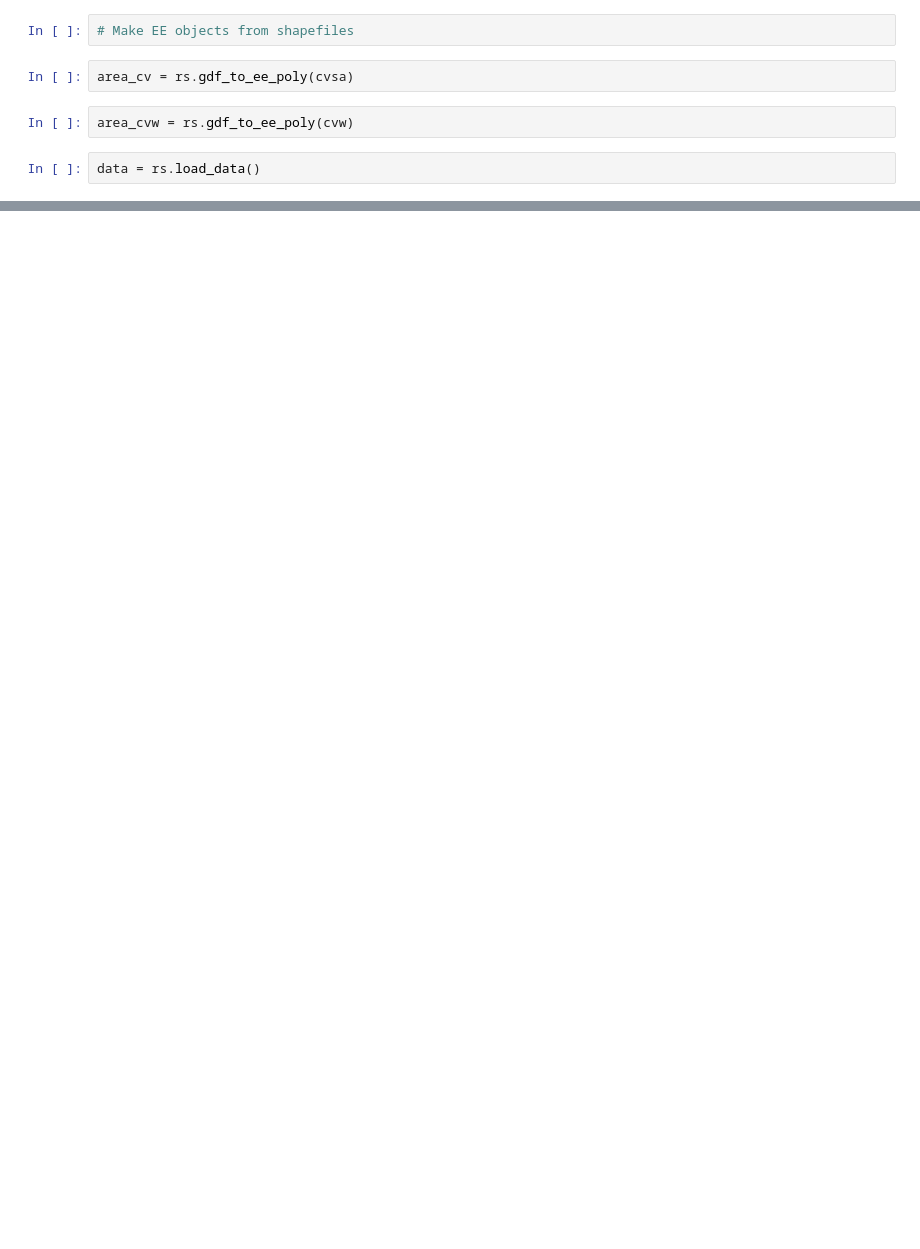
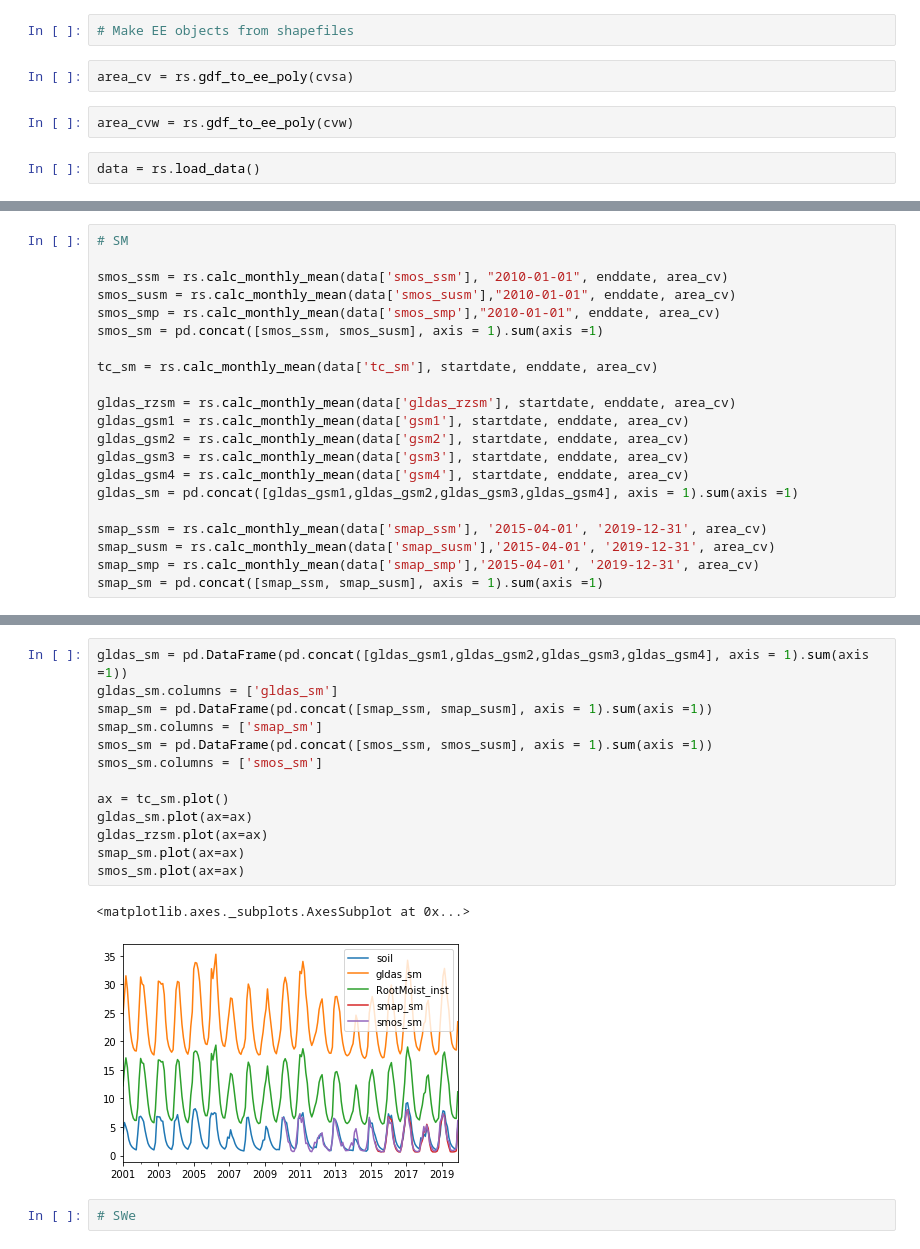
Before and after one commit to kashingtonDC/HyDRA, a Jupyter notebook: code/02_P_R_SM_SWE.ipynb, the cells around one changed output, grey strips where cells are left out. Drawn from its saved outputs; the diff is of its cells as text; blank space fills up the shorter version.

```diff
--- a/code/02_P_R_SM_SWE.ipynb
+++ b/code/02_P_R_SM_SWE.ipynb
@@ -1246,0 +143,21 @@ plt.show()
+# %%
+# SM
+
+smos_ssm = rs.calc_monthly_mean(data['smos_ssm'], "2010-01-01", enddate, area_cv)
+smos_susm = rs.calc_monthly_mean(data['smos_susm'],"2010-01-01", enddate, area_cv)
+smos_smp = rs.calc_monthly_mean(data['smos_smp'],"2010-01-01", enddate, area_cv)
+smos_sm = pd.concat([smos_ssm, smos_susm], axis = 1).sum(axis =1)
+
+tc_sm = rs.calc_monthly_mean(data['tc_sm'], startdate, enddate, area_cv)
+
+gldas_rzsm = rs.calc_monthly_mean(data['gldas_rzsm'], startdate, enddate, area_cv)
+gldas_gsm1 = rs.calc_monthly_mean(data['gsm1'], startdate, enddate, area_cv)
+gldas_gsm2 = rs.calc_monthly_mean(data['gsm2'], startdate, enddate, area_cv)
+gldas_gsm3 = rs.calc_monthly_mean(data['gsm3'], startdate, enddate, area_cv)
+gldas_gsm4 = rs.calc_monthly_mean(data['gsm4'], startdate, enddate, area_cv)
+gldas_sm = pd.concat([gldas_gsm1,gldas_gsm2,gldas_gsm3,gldas_gsm4], axis = 1).sum(axis =1)
+
+smap_ssm = rs.calc_monthly_mean(data['smap_ssm'], '2015-04-01', '2019-12-31', area_cv)
+smap_susm = rs.calc_monthly_mean(data['smap_susm'],'2015-04-01', '2019-12-31', area_cv)
+smap_smp = rs.calc_monthly_mean(data['smap_smp'],'2015-04-01', '2019-12-31', area_cv)
+smap_sm = pd.concat([smap_ssm, smap_susm], axis = 1).sum(axis =1)
@@ -1246,0 +182,18 @@ plt.show()
+# %%
+gldas_sm = pd.DataFrame(pd.concat([gldas_gsm1,gldas_gsm2,gldas_gsm3,gldas_gsm4], axis = 1).sum(axis =1))
+gldas_sm.columns = ['gldas_sm']
+smap_sm = pd.DataFrame(pd.concat([smap_ssm, smap_susm], axis = 1).sum(axis =1))
+smap_sm.columns = ['smap_sm']
+smos_sm = pd.DataFrame(pd.concat([smos_ssm, smos_susm], axis = 1).sum(axis =1))
+smos_sm.columns = ['smos_sm']
+
+ax = tc_sm.plot()
+gldas_sm.plot(ax=ax)
+gldas_rzsm.plot(ax=ax)
+smap_sm.plot(ax=ax)
+smos_sm.plot(ax=ax)
+# %% [output]
+<matplotlib.axes._subplots.AxesSubplot at 0x...>
+[figure, added]
+# %%
+# SWe
```
Also changed, not shown: parts of 110 cells of this notebook.
